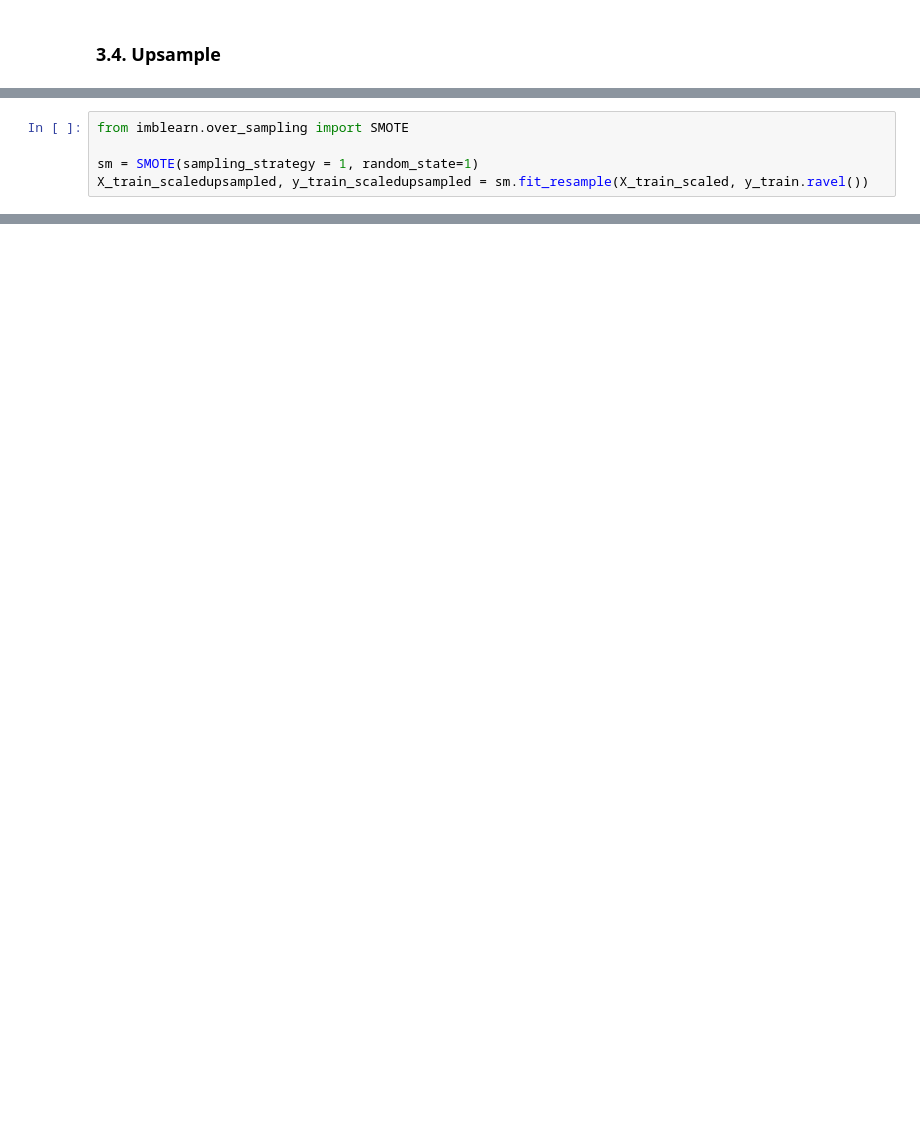
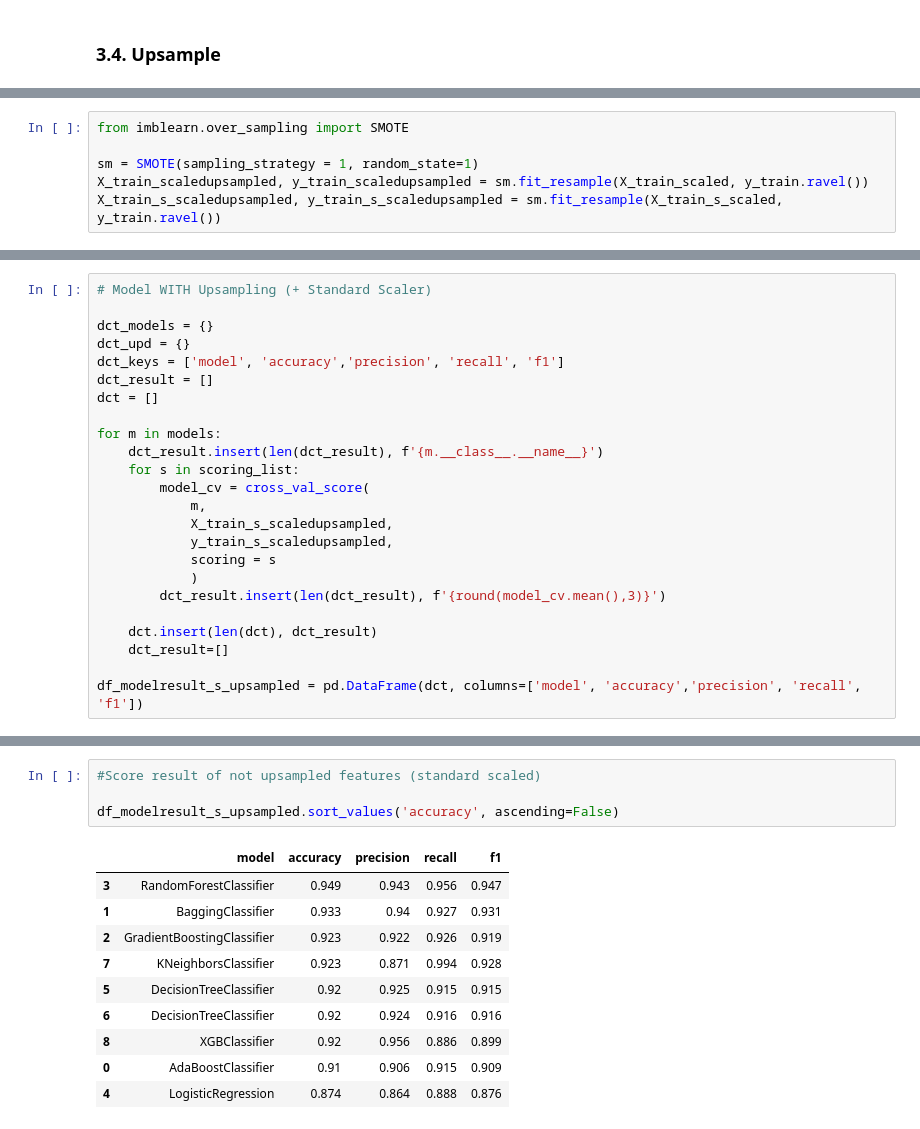
Before and after one commit to nikkoschy/jcdsol_enigma_finpro, a Jupyter notebook: finpro_enigma_bank_case.ipynb, the cells around one changed output, grey strips where cells are left out. Saved outputs shown, nothing was run; the diff lists cells and outputs as text; blank space fills up the shorter version.

```diff
--- a/finpro_enigma_bank_case.ipynb
+++ b/finpro_enigma_bank_case.ipynb
@@ -667,6 +665,7 @@ from imblearn.over_sampling import SMOTE
 
 sm = SMOTE(sampling_strategy = 1, random_state=1)
 X_train_scaledupsampled, y_train_scaledupsampled = sm.fit_resample(X_train_scaled, y_train.ravel())
+X_train_s_scaledupsampled, y_train_s_scaledupsampled = sm.fit_resample(X_train_s_scaled, y_train.ravel())
 # %%
 # After upsampling
 
@@ -682,0 +786,24 @@ y_train upsampled row length : 58476
+# %%
+# Model WITH Upsampling (+ Standard Scaler)
+
+dct_models = {}
+dct_upd = {}
+dct_keys = ['model', 'accuracy','precision', 'recall', 'f1']
+dct_result = []
+dct = []
+
+for m in models:
+    dct_result.insert(len(dct_result), f'{m.__class__.__name__}')
+    for s in scoring_list:
+        model_cv = cross_val_score(
+            m,
+            X_train_s_scaledupsampled,
+            y_train_s_scaledupsampled,
+            scoring = s
+            )
+        dct_result.insert(len(dct_result), f'{round(model_cv.mean(),3)}')
+
+    dct.insert(len(dct), dct_result)
+    dct_result=[]
+
+df_modelresult_s_upsampled = pd.DataFrame(dct, columns=['model', 'accuracy','precision', 'recall', 'f1'])
@@ -682,0 +840,15 @@ y_train upsampled row length : 58476
+# %%
+#Score result of not upsampled features (standard scaled)
+
+df_modelresult_s_upsampled.sort_values('accuracy', ascending=False)
+# %% [output]
+|  | model | accuracy | precision | recall | f1 |
+| 3 | RandomForestClassifier | 0.949 | 0.943 | 0.956 | 0.947 |
+| 1 | BaggingClassifier | 0.933 | 0.94 | 0.927 | 0.931 |
+| 2 | GradientBoostingClassifier | 0.923 | 0.922 | 0.926 | 0.919 |
+| 7 | KNeighborsClassifier | 0.923 | 0.871 | 0.994 | 0.928 |
+| 5 | DecisionTreeClassifier | 0.92 | 0.925 | 0.915 | 0.915 |
+| 6 | DecisionTreeClassifier | 0.92 | 0.924 | 0.916 | 0.916 |
+| 8 | XGBClassifier | 0.92 | 0.956 | 0.886 | 0.899 |
+| 0 | AdaBoostClassifier | 0.91 | 0.906 | 0.915 | 0.909 |
+| 4 | LogisticRegression | 0.874 | 0.864 | 0.888 | 0.876 |
```
Also changed, not shown: parts of 34 cells of this notebook.
